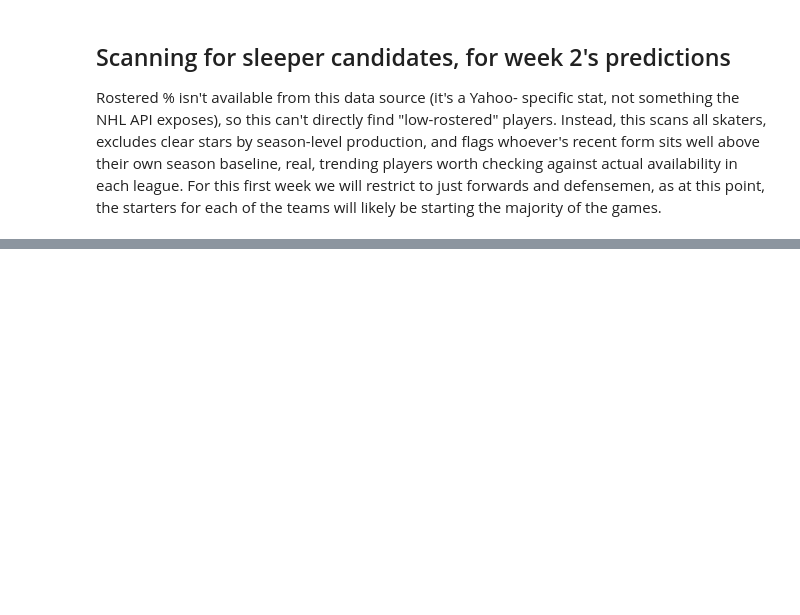
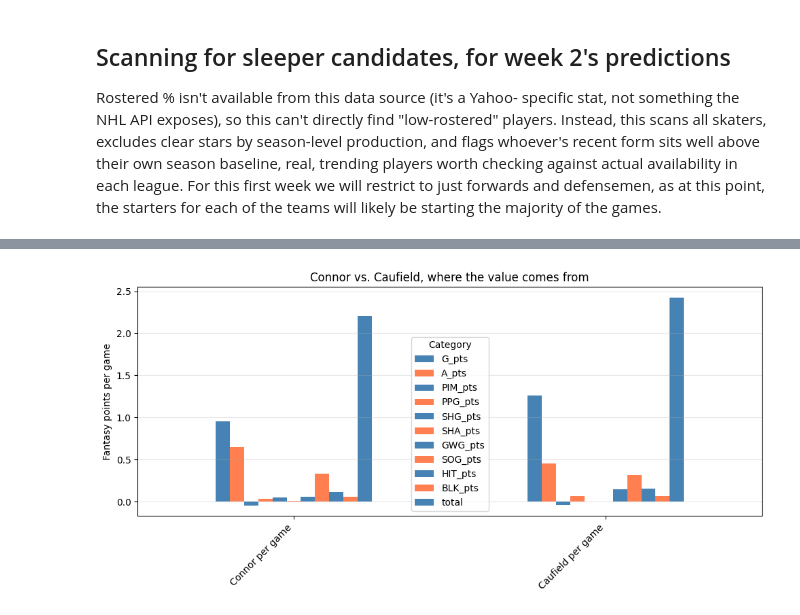
Before and after one commit to avieno33/fantasy-hockey-weekly-predictions, a Jupyter notebook: notebooks/week01_matchup_calls.ipynb, the cells around one changed output, grey strips where cells are left out. Cells and saved outputs as stored; diff of their text form; code cells hidden in the pictures; blank space fills up the shorter version.

```diff
--- a/notebooks/week01_matchup_calls.ipynb
+++ b/notebooks/week01_matchup_calls.ipynb
@@ -621,0 +738,12 @@ def scan_for_trending_players(scoring_config, field_map, max_season_mu=2.0, min_
+# %%
+connor_log = build_full_skater_log(connor_id, LAST_SEASON)
+caufield_log = build_full_skater_log(caufield_id, LAST_SEASON)
+
+connor_breakdown = apply_scoring_breakdown(connor_log, league_scoring["league_1"]["skater"], SKATER_FIELD_MAP)
+caufield_breakdown = apply_scoring_breakdown(caufield_log, league_scoring["league_1"]["skater"], SKATER_FIELD_MAP)
+
+comparison_table = pd.DataFrame({
+    "Connor per game": connor_breakdown.mean(),
+    "Caufield per game": caufield_breakdown.mean(),
+})
+comparison_table
@@ -621,0 +765,11 @@ def scan_for_trending_players(scoring_config, field_map, max_season_mu=2.0, min_
+# %%
+comparison_table.T.plot(kind="bar", figsize=(10, 5), color=["steelblue", "coral"])
+plt.ylabel("Fantasy points per game")
+plt.title("Connor vs. Caufield, where the value comes from")
+plt.xticks(rotation=45, ha="right")
+plt.legend(title="Category")
+plt.grid(alpha=0.3, axis="y")
+plt.tight_layout()
+plt.show()
+# %% [output]
+[figure, added]
```
Also changed, not shown: parts of 16 cells of this notebook.
